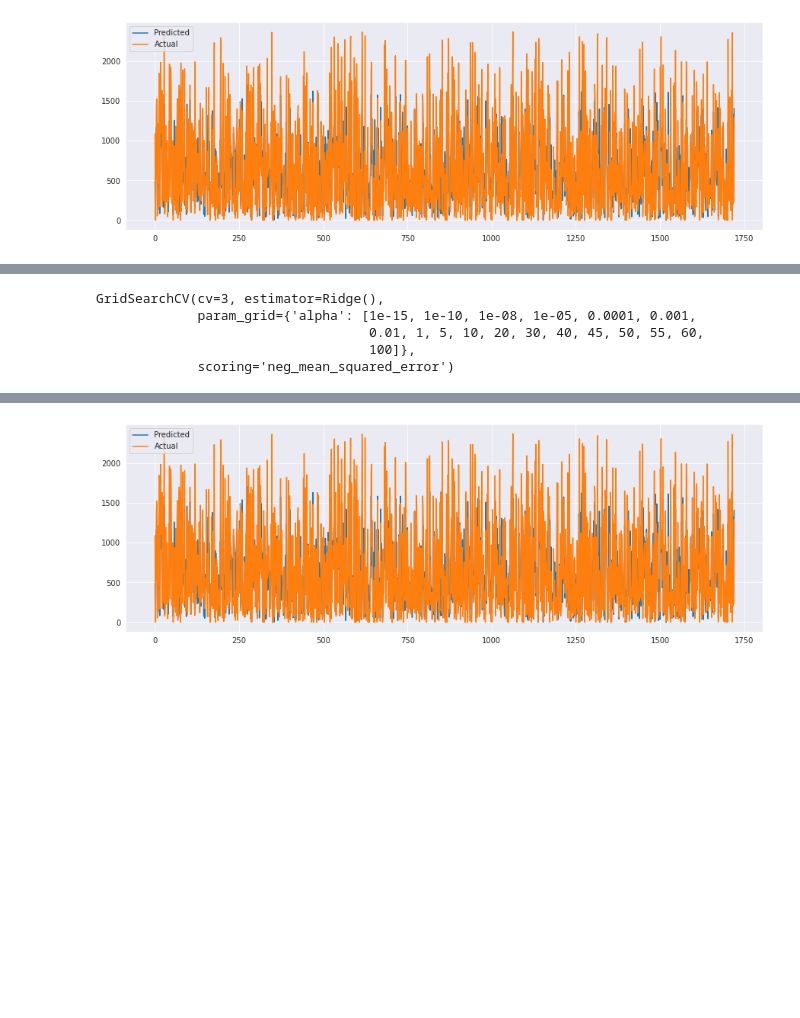
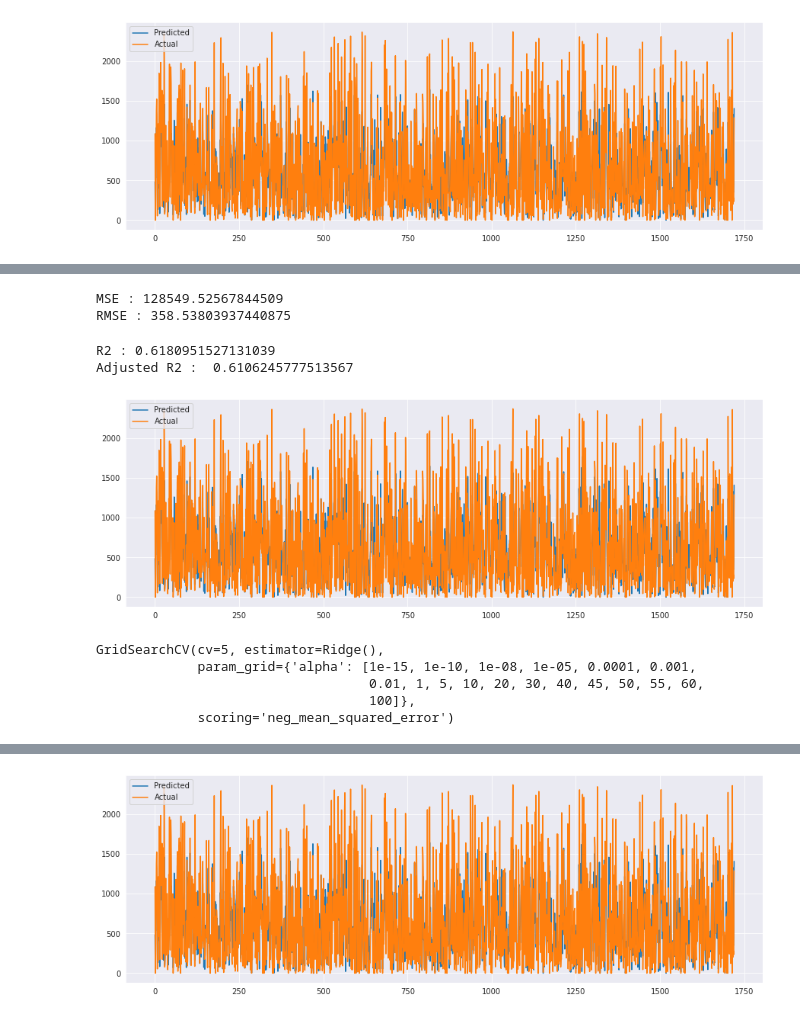
Before and after one commit to aloksingh43/Bike_sharing_demand_prediction, a Jupyter notebook: Bike_sharing_demand_prediction.ipynb, the cells around one changed output, grey strips where cells are left out. Saved outputs shown, nothing was run; the diff lists cells and outputs as text; code cells hidden in the pictures; blank space fills up the shorter version.

```diff
--- a/Bike_sharing_demand_prediction.ipynb
+++ b/Bike_sharing_demand_prediction.ipynb
@@ -724,3 +749,7 @@ plt.legend(["Predicted","Actual"])
 plt.show()
 # %% [output]
 [figure]
+# %%
+from sklearn.linear_model import Ridge
+ridge_1 = Ridge (alpha= 0.1)
+ridge_1.fit(X_train,y_train)
@@ -727,11 +772,36 @@ plt.show()
+# %%
+y_pred_ridge_1 = ridge_1.predict(X_test)
+# %%
+MSE  = mean_squared_error((y_test)**2, (y_pred_ridge_1)**2)
+print("MSE :" , MSE)
+
+RMSE = np.sqrt(MSE)
+print("RMSE :" ,RMSE)
+# %% [output]
+MSE : 128549.52567844509
+RMSE : 358.53803937440875
+# %%
+r2 = r2_score((y_test)**2, (y_pred_ridge_1)**2)
+print("R2 :" ,r2)
+print("Adjusted R2 : ",1-(1-r2_score((y_test)**2, (y_pred_ridge_1)**2))*((X_test.shape[0]-1)/(X_test.shape[0]-X_test.shape[1]-1)))
+# %% [output]
+R2 : 0.6180951527131039
+Adjusted R2 :  0.6106245777513567
+# %%
+plt.figure(figsize=(15,5))
+plt.plot((y_pred_ridge_1)**2)
+plt.plot(np.array((y_test)**2))
+plt.legend(["Predicted","Actual"])
+plt.show()
+# %% [output]
+[figure, added]
 # %%
-from sklearn.linear_model import Ridge
 ridge = Ridge()
 parameters = {'alpha': [1e-15,1e-10,1e-8,1e-5,1e-4,1e-3,1e-2,1,5,10,20,30,40,45,50,55,60,100]}
-ridge_regressor = GridSearchCV(ridge, parameters, scoring='neg_mean_squared_error', cv=3)
+ridge_regressor = GridSearchCV(ridge, parameters, scoring='neg_mean_squared_error', cv=5)
 ridge_regressor.fit(X_train,y_train)
 # %% [output]
-GridSearchCV(cv=3, estimator=Ridge(),
+GridSearchCV(cv=5, estimator=Ridge(),
              param_grid={'alpha': [1e-15, 1e-10, 1e-08, 1e-05, 0.0001, 0.001,
                                    0.01, 1, 5, 10, 20, 30, 40, 45, 50, 55, 60,
                                    100]},
```
Also changed, not shown: parts of 17 cells of this notebook.
